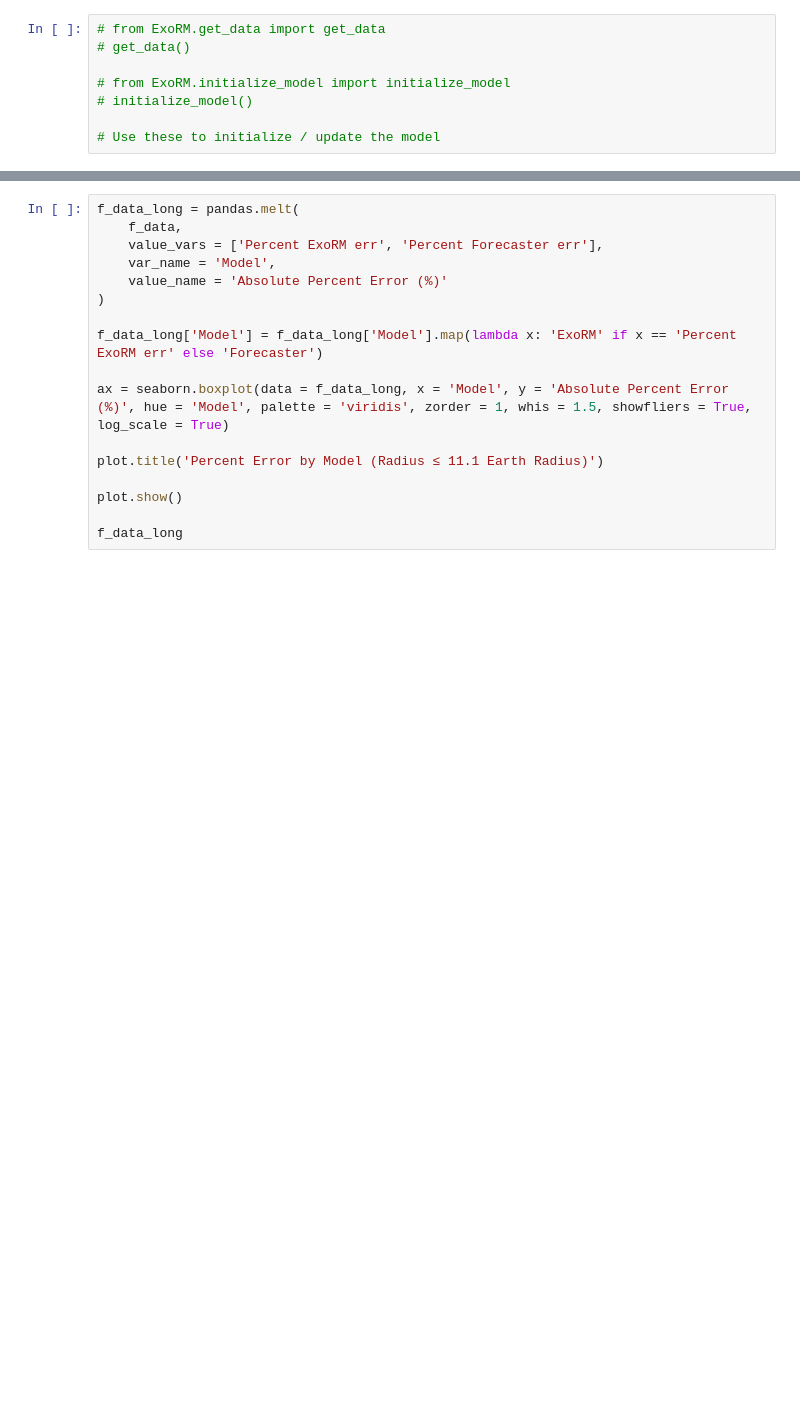
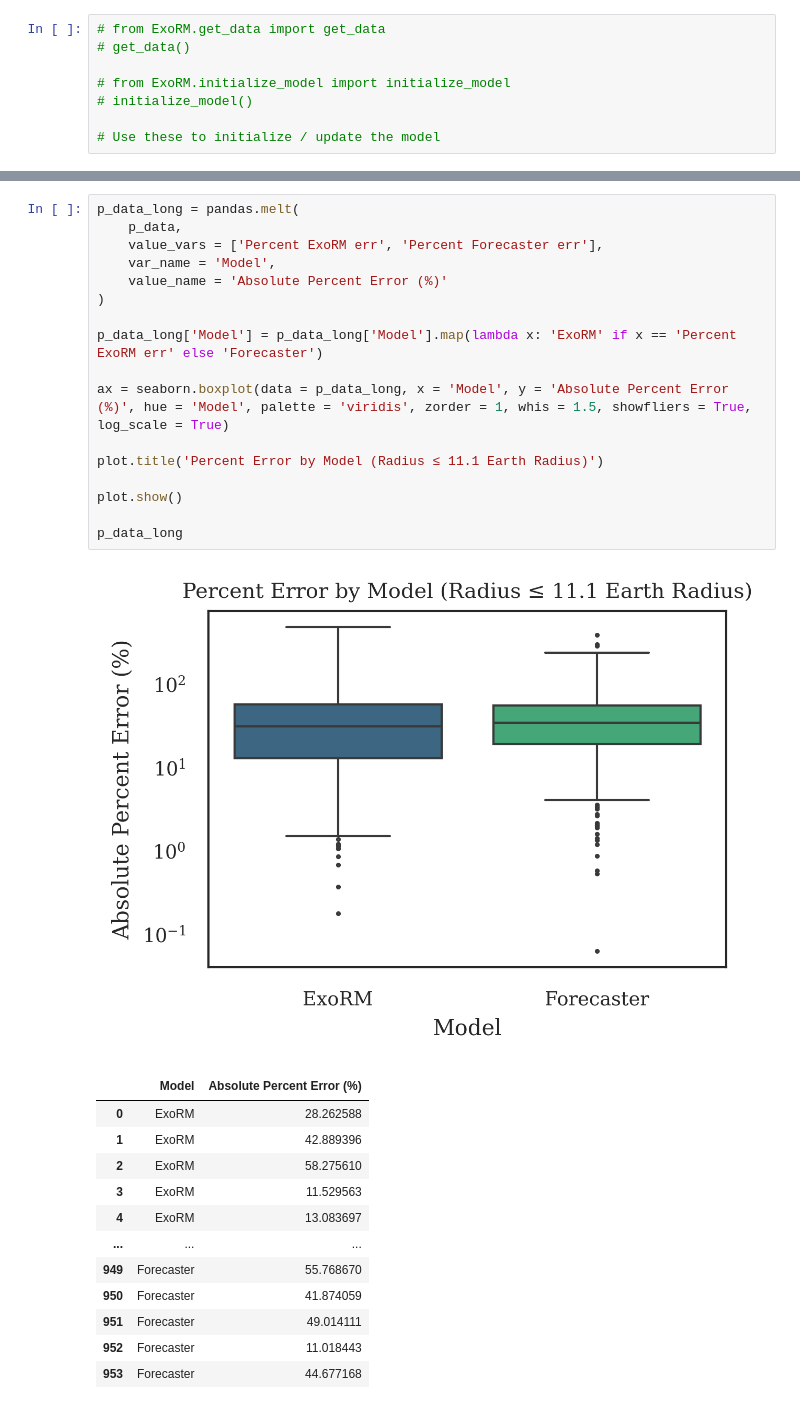
Before and after one commit to kzhu2099/ExoRM, a Jupyter notebook: comparison.ipynb, the cells around one changed output, grey strips where cells are left out. Drawn from its saved outputs; the diff is of its cells as text; blank space fills up the shorter version.

```diff
--- a/comparison.ipynb
+++ b/comparison.ipynb
@@ -239,17 +309,31 @@ f_data[['ExoRM lerr', 'Forecaster lerr']].describe()
 # %%
-f_data_long = pandas.melt(
-    f_data,
+p_data_long = pandas.melt(
+    p_data,
     value_vars = ['Percent ExoRM err', 'Percent Forecaster err'],
     var_name = 'Model',
     value_name = 'Absolute Percent Error (%)'
 )
 
-f_data_long['Model'] = f_data_long['Model'].map(lambda x: 'ExoRM' if x == 'Percent ExoRM err' else 'Forecaster')
+p_data_long['Model'] = p_data_long['Model'].map(lambda x: 'ExoRM' if x == 'Percent ExoRM err' else 'Forecaster')
 
-ax = seaborn.boxplot(data = f_data_long, x = 'Model', y = 'Absolute Percent Error (%)', hue = 'Model', palette = 'viridis', zorder = 1, whis = 1.5, showfliers = True, log_scale = True)
+ax = seaborn.boxplot(data = p_data_long, x = 'Model', y = 'Absolute Percent Error (%)', hue = 'Model', palette = 'viridis', zorder = 1, whis = 1.5, showfliers = True, log_scale = True)
 
 plot.title('Percent Error by Model (Radius ≤ 11.1 Earth Radius)')
 
 plot.show()
 
-f_data_long
+p_data_long
+# %% [output]
+[figure, added]
+|  | Model | Absolute Percent Error (%) |
+| 0 | ExoRM | 28.262588 |
+| 1 | ExoRM | 42.889396 |
+| 2 | ExoRM | 58.275610 |
+| 3 | ExoRM | 11.529563 |
+| 4 | ExoRM | 13.083697 |
+| ... | ... | ... |
+| 949 | Forecaster | 55.768670 |
+| 950 | Forecaster | 41.874059 |
+| 951 | Forecaster | 49.014111 |
+| 952 | Forecaster | 11.018443 |
+| 953 | Forecaster | 44.677168 |
```
Also changed, not shown: parts of 21 cells of this notebook, 3 other files.
